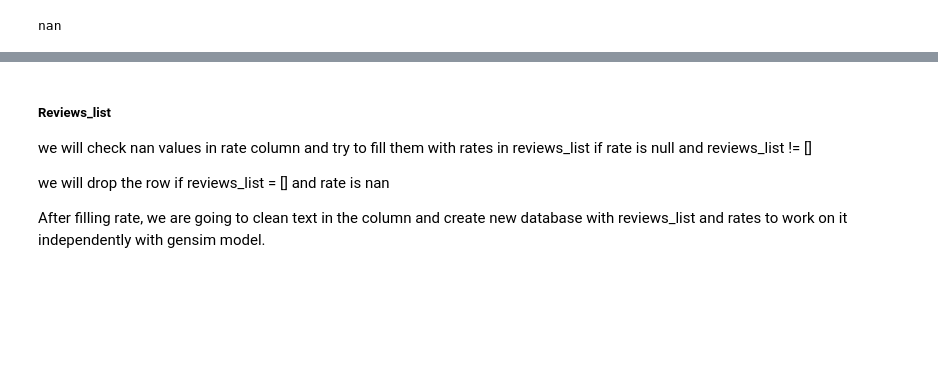
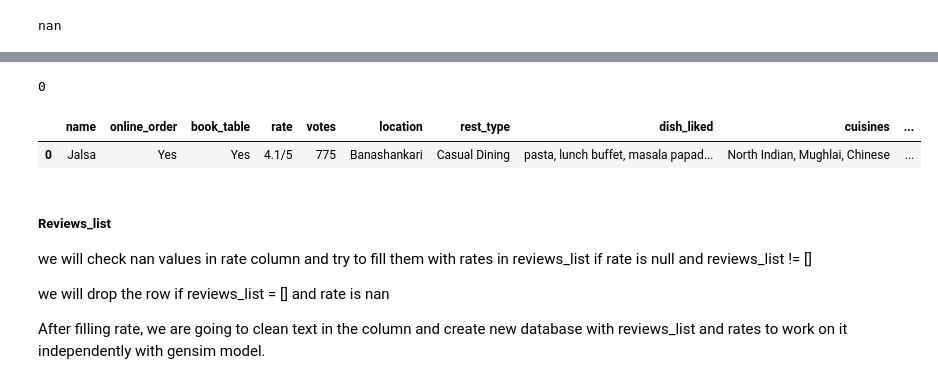
Before and after one commit to remre/datavisu, a Jupyter notebook: sample.ipynb, the cells around one changed output, grey strips where cells are left out. Cells and saved outputs as stored; diff of their text form; code cells hidden in the pictures; blank space fills up the shorter version.

```diff
--- a/sample.ipynb
+++ b/sample.ipynb
@@ -179,7 +186,2 @@ ValueError: The truth value of a Series is ambiguous. Use a.empty, a.bool(), a.i
-# %%
-for i in range(len(brr['loca'])):
-    for index, row in locations.iterrows():
-        if (row['Name'] == brr['loca']).any():
-            # if (brr['loca'][i] == locations['Name']).any():
-                brr.loc[brr['loca']==locations['Name'][index],'lat'] == locations['lat'][index]
-                brr.loc[brr['loca']==locations['Name'][index],'lon'] == locations['lon'][index]
+# %%
+df['dish_n_reviews'] = df.reviews_list.apply(lambda x: ', '.join(list(food_list.intersection(x.split(' ')))))
@@ -191,0 +212,9 @@ nan
+# %%
+nan_index = df.query('dish_liked != dish_liked & dish_n_reviews == dish_n_reviews').index
+for i in nan_index:
+    df.loc[i,'dish_liked'] = df.loc[i,'dish_n_reviews']
+# %%
+df['dish_liked'].isna().sum()
+# nice job
+# %% [output]
+0
@@ -192,3 +223,8 @@ nan
+# %%
+df[:1]
+# %% [output]
+|  | name | online_order | book_table | rate | votes | location | rest_type | dish_liked | cuisines | ... |
+| 0 | Jalsa | Yes | Yes | 4.1/5 | 775 | Banashankari | Casual Dining | pasta, lunch buffet, masala papad... | North Indian, Mughlai, Chinese | ... |
 # %% [markdown]
 ##### Reviews_list
 we will check nan values in rate column and try to fill them with rates in reviews_list if rate is null and reviews_list != []
```
Also changed, not shown: parts of 52 cells of this notebook.
